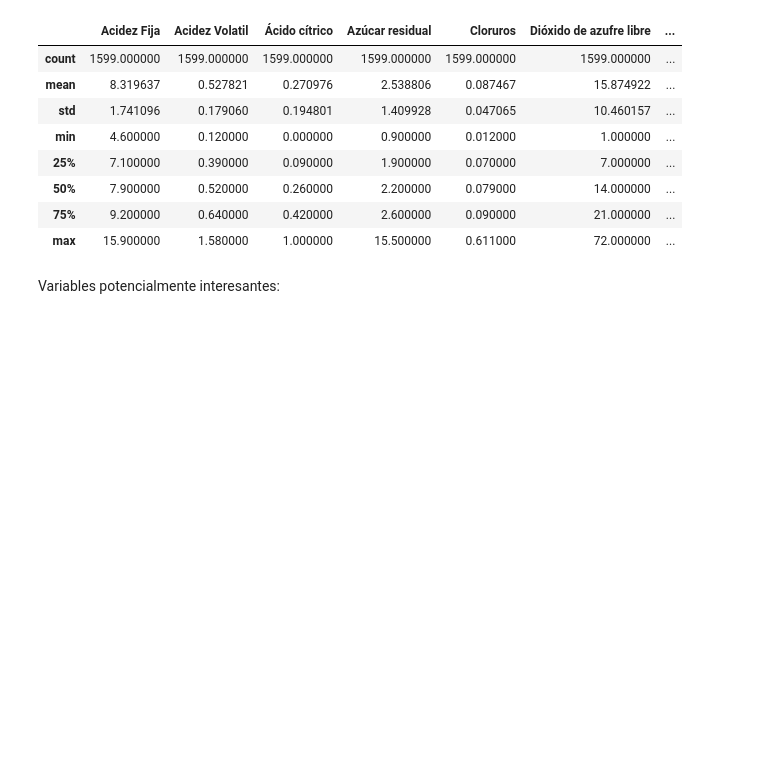
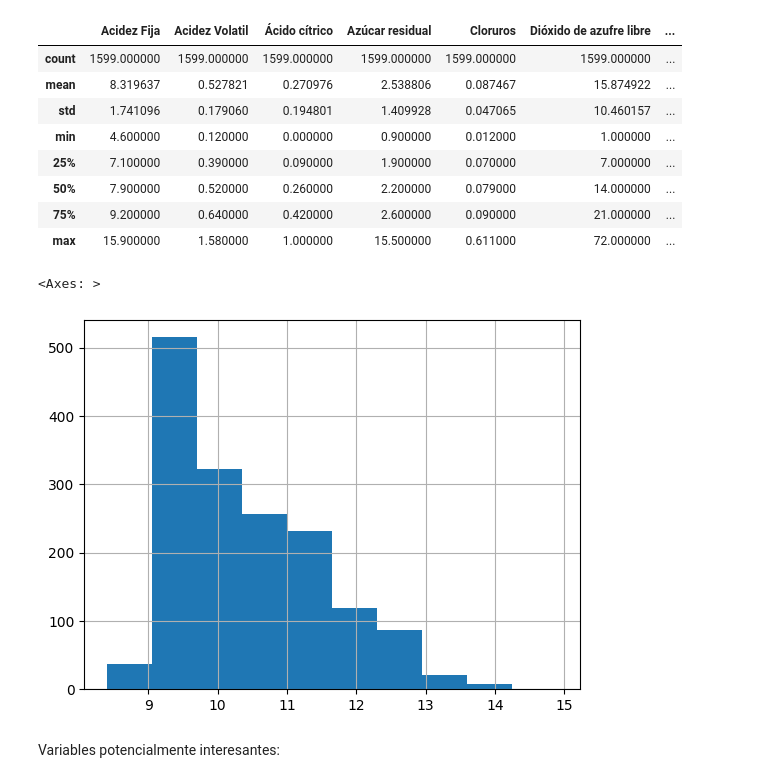
Before and after one commit to tdiego74/Clase_Data_Science_I_PBLC, a Jupyter notebook: PF_Data_SC_I.ipynb, the cells around one changed output. Drawn from its saved outputs; the diff is of its cells as text; code cells hidden in the pictures; blank space fills up the shorter version.

```diff
--- a/PF_Data_SC_I.ipynb
+++ b/PF_Data_SC_I.ipynb
@@ -86,5 +106,10 @@ df.describe()
 | 50% | 7.900000 | 0.520000 | 0.260000 | 2.200000 | 0.079000 | 14.000000 | ... |
 | 75% | 9.200000 | 0.640000 | 0.420000 | 2.600000 | 0.090000 | 21.000000 | ... |
 | max | 15.900000 | 1.580000 | 1.000000 | 15.500000 | 0.611000 | 72.000000 | ... |
+# %%
+df["Alcohol"].hist()
+# %% [output]
+<Axes: >
+[figure, added]
 # %% [markdown]
 Variables potencialmente interesantes:
```
Also changed, not shown: parts of 3 cells of this notebook.
